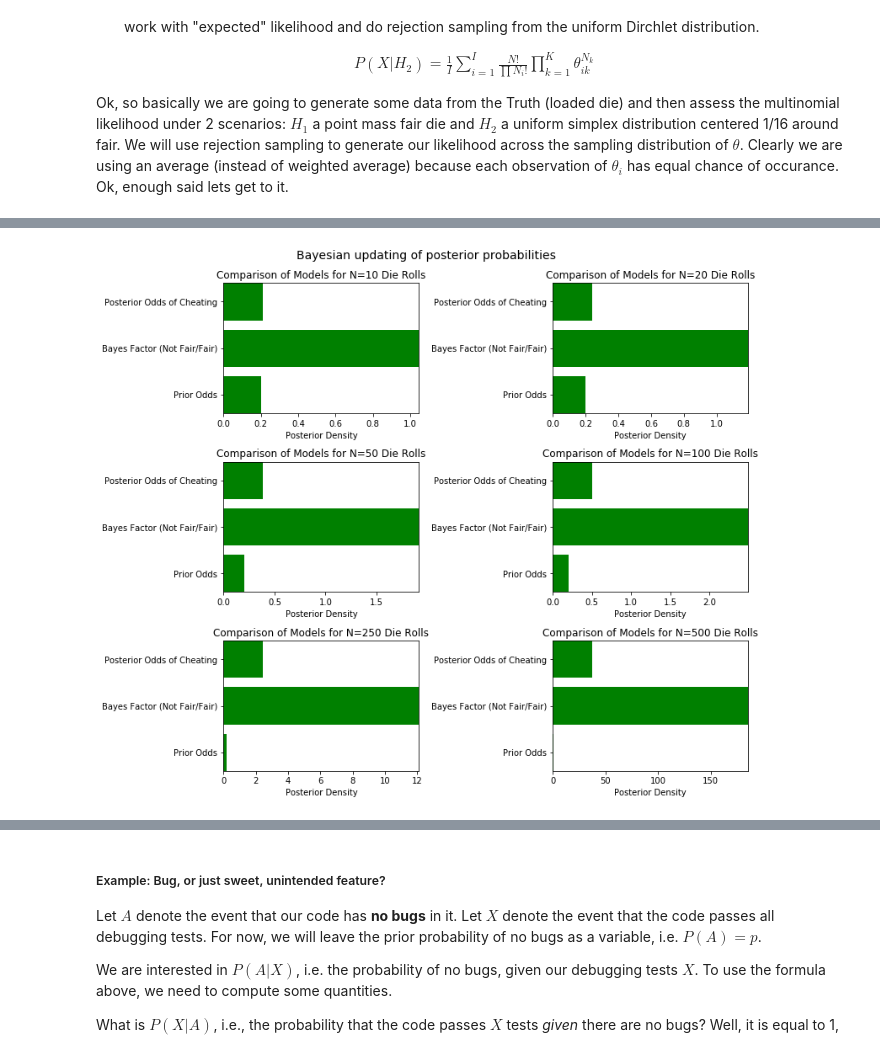
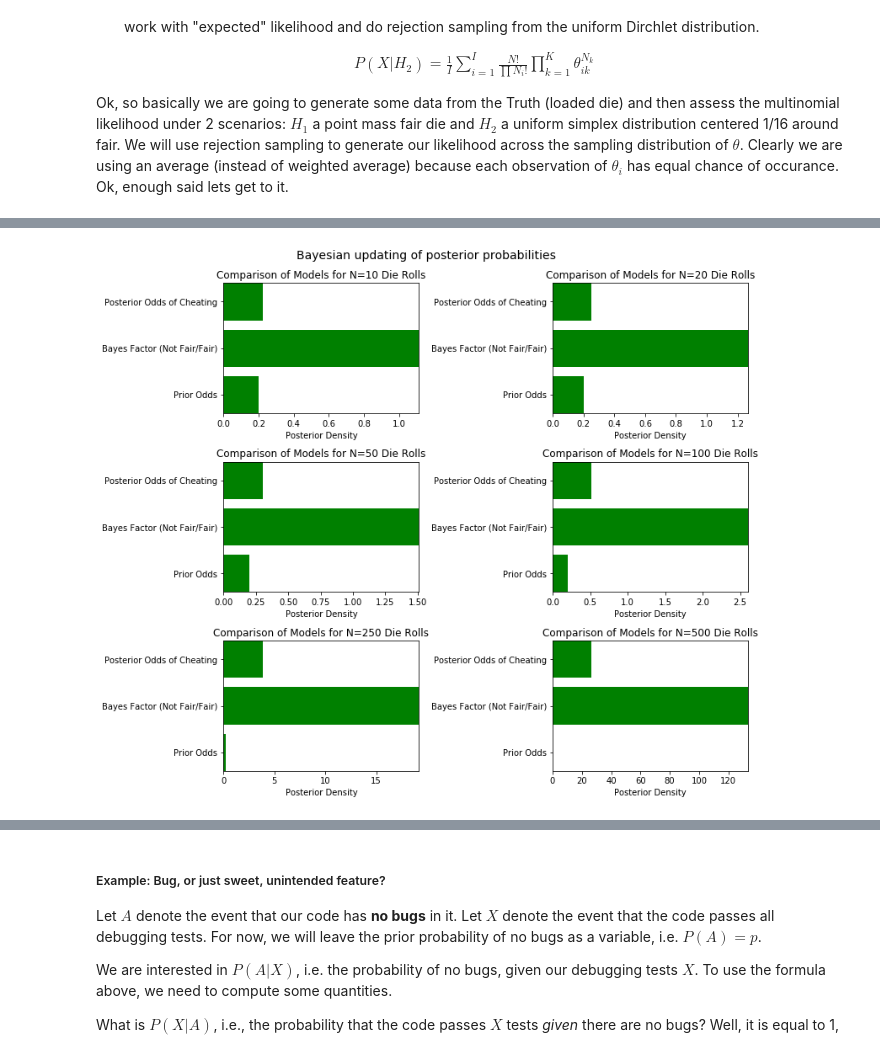
Before and after one commit to albre116/SocialMedia, a Jupyter notebook: jupyter_scripts_bayes_examples/Ch1_Introduction_PyMC3.ipynb, the cells around one changed output, grey strips where cells are left out. Saved outputs shown, nothing was run; the diff lists cells and outputs as text; code cells hidden in the pictures.

```diff
--- a/jupyter_scripts_bayes_examples/Ch1_Introduction_PyMC3.ipynb
+++ b/jupyter_scripts_bayes_examples/Ch1_Introduction_PyMC3.ipynb
@@ -378,12 +380,12 @@ Ok, so basically we are going to generate some data from the Truth (loaded die)
 # %%
 ###you can do it the hard way as above for fun, or just use the properties of a dirchlet distribution (see chapter 2.5.4 murphy)
 ###to do that work for you pg 49.
-ndim = len(ptrue)
+ndim = 6
 nsamp = 1000000
 th = 1/16
 minspace = 1/6 - th
 maxspace = 1/6 + th
-sample = np.random.dirichlet(np.repeat(5,ndim),size=nsamp) ###uniform simplex sampling is dir [1]^n space
+sample = np.random.dirichlet(np.repeat(1,ndim),size=nsamp) ###uniform simplex sampling is dir [1]^n space
 
 ### now do a check that these samples are in the proper range
 maxval = np.apply_along_axis(np.max,1,sample)
@@ -443,13 +445,14 @@ from IPython.core.pylabtools import figsize
 import numpy as np
 from matplotlib import pyplot as plt
 
+###here is our ratio of H1 to H2 (that they are fair)
 prior = 5
 
 import scipy.stats as stats
 
 dist = stats.multinomial
 ptruth = np.array([1/6 - 1/(32 * 4),1/6 + 1/16,1/6 - 1/(32 * 4),1/6 - 1/(32 * 4),1/6 - 1/32,1/6 - 1/(32 * 4)])
-
+p_H_fair = np.repeat(1/6,6)
 plt.figure(figsize = (11, 9))
 n_trials = [10,20,50,100,250,500]
 for k, N in enumerate(n_trials):
@@ -468,31 +471,31 @@ for k, N in enumerate(n_trials):
             likelihoodSample[i] = dist.logpmf(x=data, n=N, p= sampleMatrix[i,:])
             #likelihoodSample[i] = dist.logpmf(x=data, n=N, p= ptruth)
         f_h2[bs] = likelihoodSample.mean()  ###here we get the expected likelihood
 
 
 
     sx = plt.subplot(len(n_trials)/2, 2, k+1)
 
     bayes_factor = np.exp(f_h1.mean())/np.exp(f_h2.mean()) #on log scale
     posterior = prior*bayes_factor
     people = ('Prior Odds', 'Bayes Factor (Not Fair/Fair)','Posterior Odds of Cheating')
     y_pos = np.arange(len(people))
     performance = np.array([1/prior,1/bayes_factor,1/posterior])
 
     plt.barh(y_pos, performance, align='center',
             color='green', ecolor='black')
     plt.yticks(y_pos,people)
     #plt.yticklabels(people)
     #plt.invert_yaxis()  # labels read top-to-bottom
     plt.xlabel('Posterior Density')
     plt.title('Comparison of Models for N={} Die Rolls'.format(N))
     plt.autoscale(tight=True)
 
 
 plt.suptitle("Bayesian updating of posterior probabilities",
              y=1.02,
              fontsize=14)
 
 plt.tight_layout()
 # %% [output]
-[figure, old version]
+[figure, new version]
```
Also changed, not shown: parts of 17 cells of this notebook.
